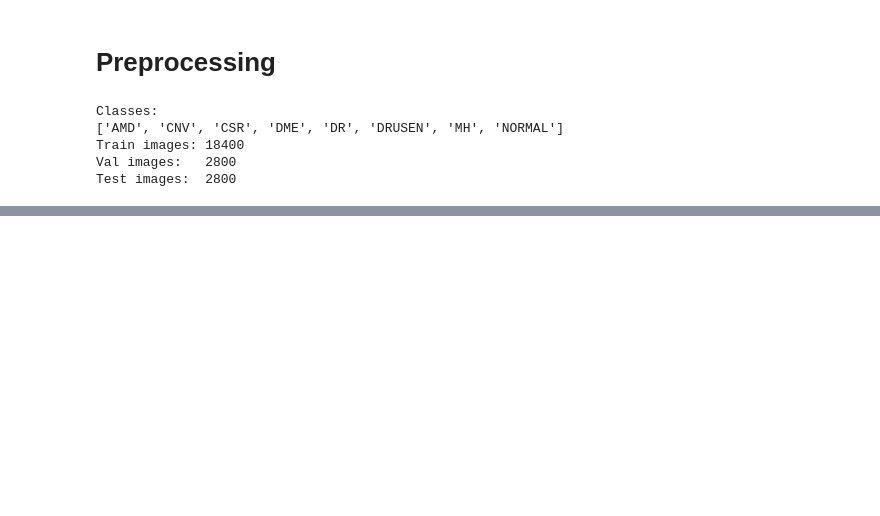
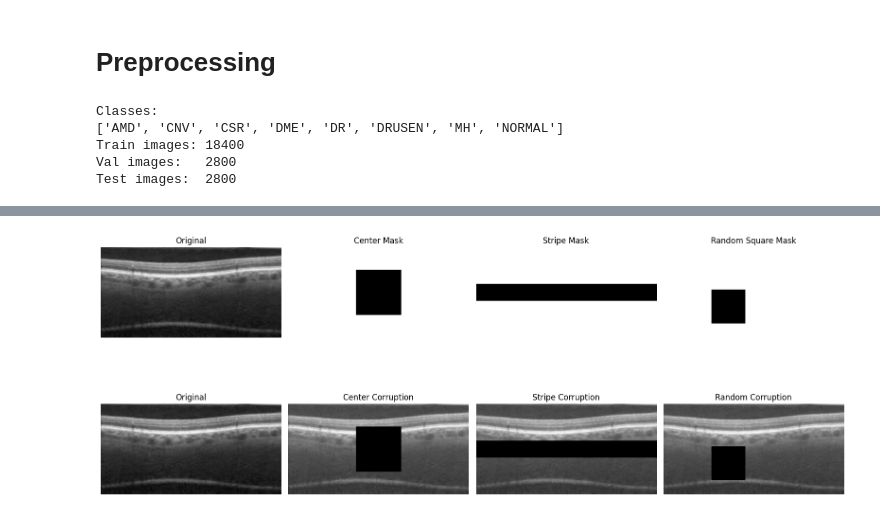
Before and after one commit to JonathanMa03/diff-in-eye, a Jupyter notebook: notebooks/01_preprocessing.ipynb, the cells around one changed output, grey strips where cells are left out. Saved outputs shown, nothing was run; the diff lists cells and outputs as text; code cells hidden in the pictures; blank space fills up the shorter version.

Commit message:
add: masking function

```diff
--- a/notebooks/01_preprocessing.ipynb
+++ b/notebooks/01_preprocessing.ipynb
@@ -37,0 +136,55 @@ Test images:  2800
+# %%
+# Visualize masking strategies
+
+sample_img = preprocess_image(train_paths[0])
+
+center = center_mask(sample_img.shape)
+stripe = horizontal_stripe_mask(sample_img.shape)
+random_mask = random_square_mask(sample_img.shape)
+
+masked_center = sample_img * center
+masked_stripe = sample_img * stripe
+masked_random = sample_img * random_mask
+
+fig, axes = plt.subplots(2, 4, figsize=(16, 8))
+
+# Row 1: masks
+
+axes[0, 0].imshow(sample_img, cmap="gray")
+axes[0, 0].set_title("Original")
+axes[0, 0].axis("off")
+
+axes[0, 1].imshow(center, cmap="gray")
+axes[0, 1].set_title("Center Mask")
+axes[0, 1].axis("off")
+
+axes[0, 2].imshow(stripe, cmap="gray")
+axes[0, 2].set_title("Stripe Mask")
+axes[0, 2].axis("off")
+
+axes[0, 3].imshow(random_mask, cmap="gray")
+axes[0, 3].set_title("Random Square Mask")
+axes[0, 3].axis("off")
+
+# Row 2: masked images
+
+axes[1, 0].imshow(sample_img, cmap="gray")
+axes[1, 0].set_title("Original")
+axes[1, 0].axis("off")
+
+axes[1, 1].imshow(masked_center, cmap="gray")
+axes[1, 1].set_title("Center Corruption")
+axes[1, 1].axis("off")
+
+axes[1, 2].imshow(masked_stripe, cmap="gray")
+axes[1, 2].set_title("Stripe Corruption")
+axes[1, 2].axis("off")
+
+axes[1, 3].imshow(masked_random, cmap="gray")
+axes[1, 3].set_title("Random Corruption")
+axes[1, 3].axis("off")
+
+plt.tight_layout()
+plt.show()
+# %% [output]
+[figure, added]
```
Also changed, not shown: parts of 7 cells of this notebook, 2 other files.
